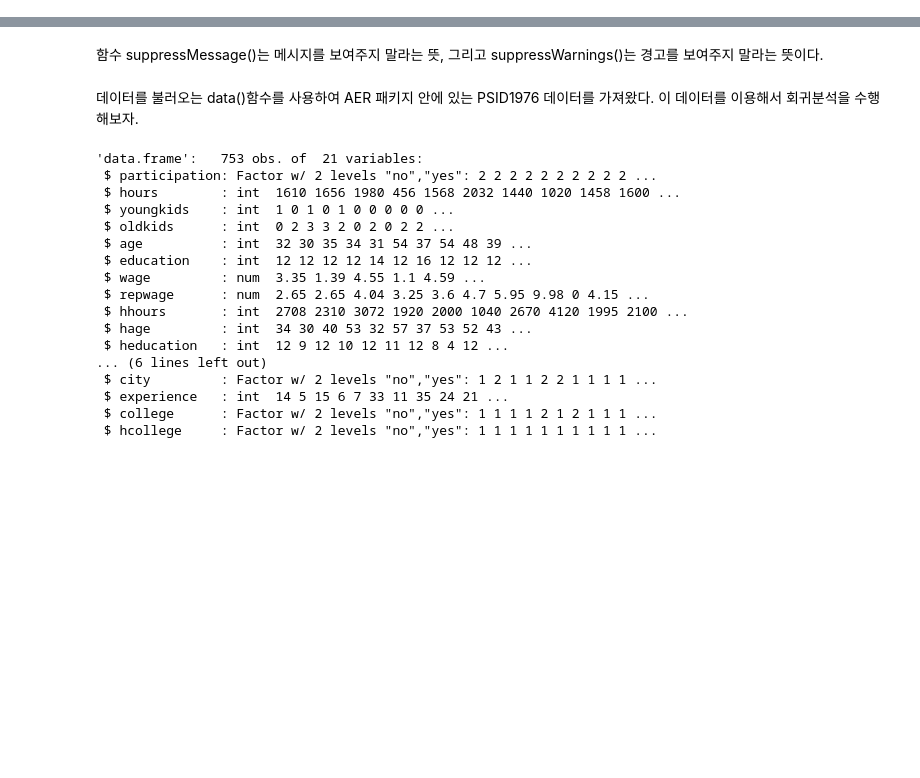
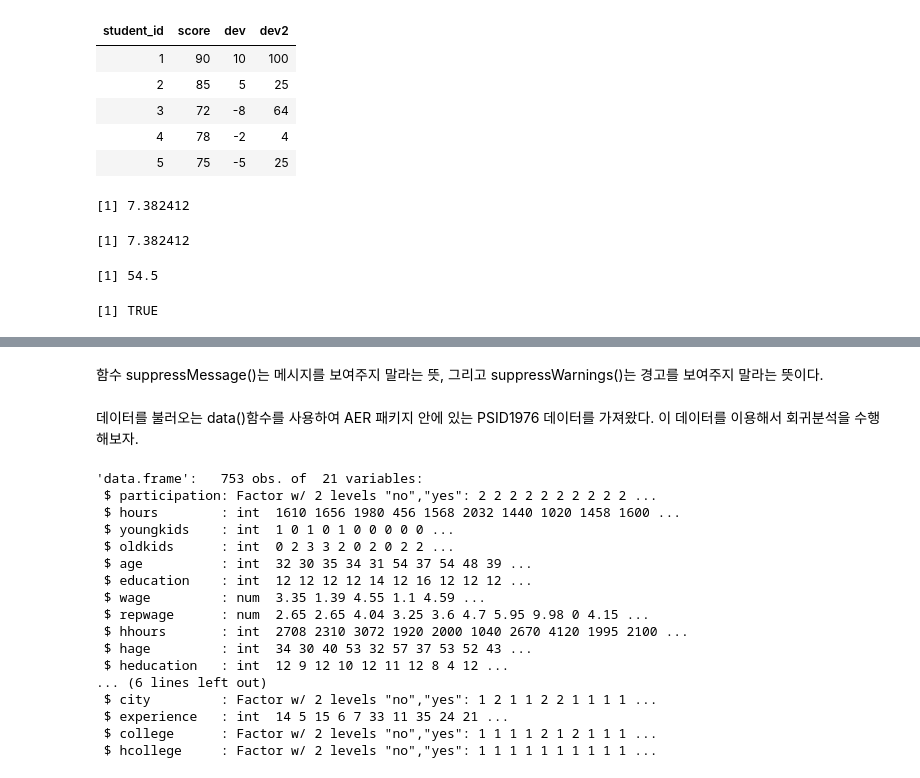
Before and after one commit to drtagkim/education, a Jupyter notebook: 회귀분석1.ipynb, the cells around one changed output, grey strips where cells are left out. Cells and saved outputs as stored; diff of their text form; code cells hidden in the pictures; blank space fills up the shorter version.

```diff
--- a/회귀분석1.ipynb
+++ b/회귀분석1.ipynb
@@ -7,0 +219,5 @@
+# %%
+score <- tibble(
+    student_id=c(1,2,3,4,5),
+    score=c(90,85,72,78,75)
+)
@@ -7,0 +246,27 @@
+# %%
+score <- score %>% mutate(dev=score-mean(score)) %>% mutate(dev2=(score-mean(score))^2)
+score
+# %% [output]
+| student_id | score | dev | dev2 |
+| 1 | 90 | 10 | 100 |
+| 2 | 85 | 5 | 25 |
+| 3 | 72 | -8 | 64 |
+| 4 | 78 | -2 | 4 |
+| 5 | 75 | -5 | 25 |
+# %%
+sqrt(sum(score$dev2)/(nrow(score)-1))
+# %% [output]
+[1] 7.382412
+# %%
+sd(score$score)
+# %% [output]
+[1] 7.382412
+# %%
+#분산은
+var(score$score)
+# %% [output]
+[1] 54.5
+# %%
+var(score$score)==sd(score$score)^2
+# %% [output]
+[1] TRUE
```
Also changed, not shown: parts of 46 cells of this notebook.
